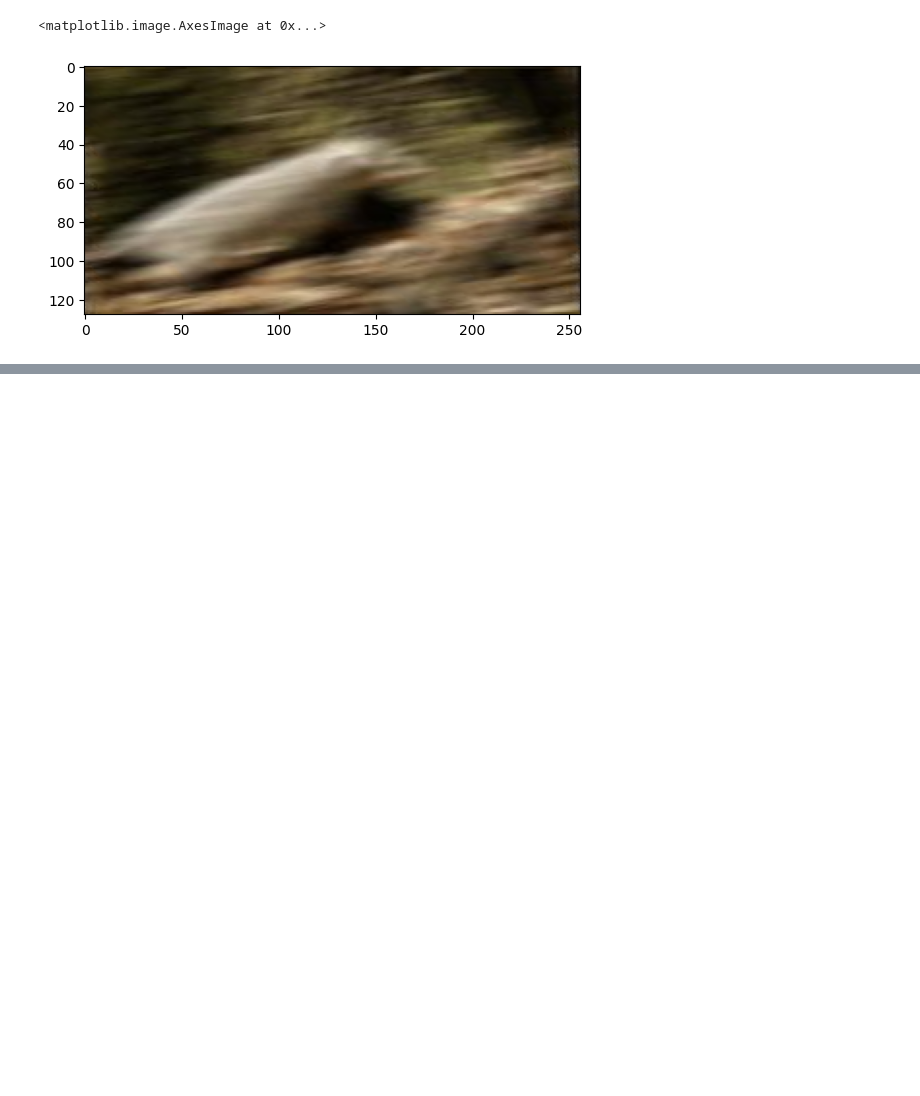
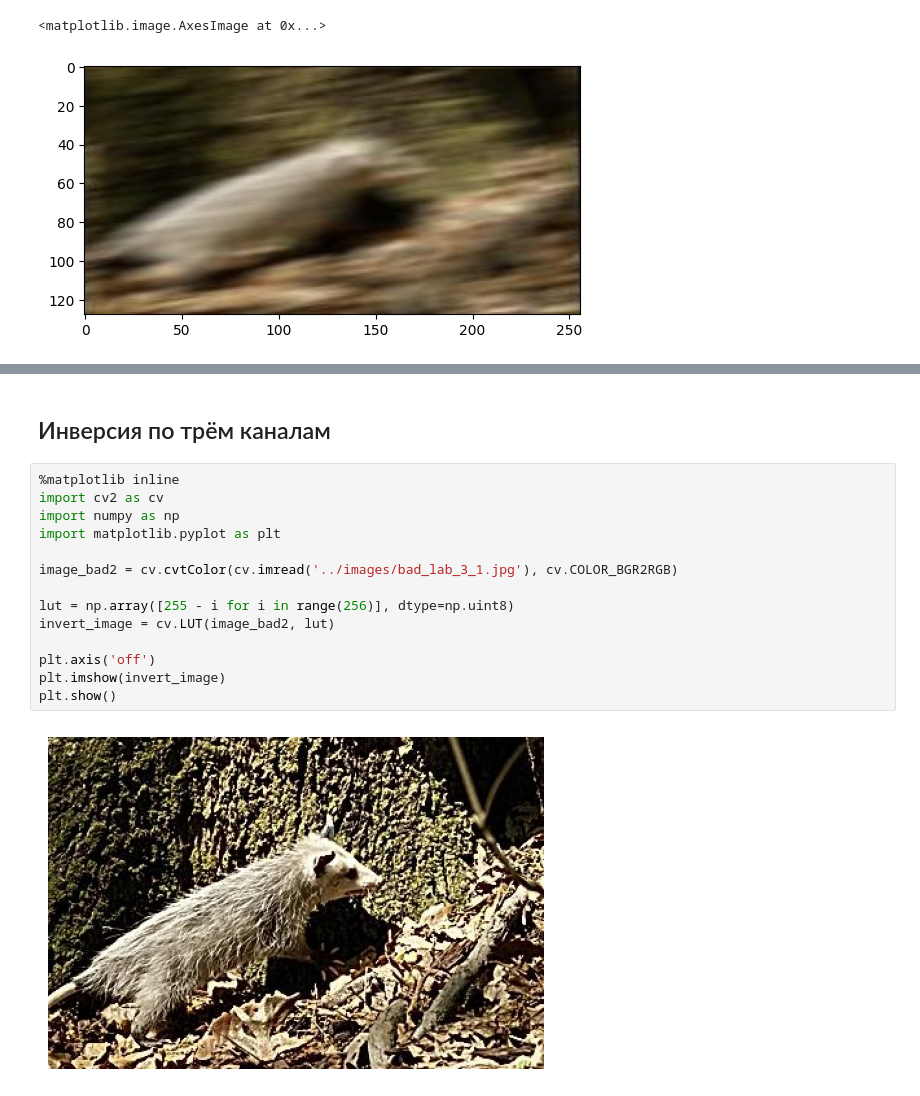
Before and after one commit to Gusarovv/lab_img_processing, a Jupyter notebook: 3/lab3.ipynb, the cells around one changed output, grey strips where cells are left out. Saved outputs shown, nothing was run; the diff lists cells and outputs as text; blank space fills up the shorter version.

```diff
--- a/3/lab3.ipynb
+++ b/3/lab3.ipynb
@@ -131,3 +132,21 @@ plt.imshow(invert_image)
 # %% [output]
 <matplotlib.image.AxesImage at 0x...>
 [figure]
+# %% [markdown]
+## Инверсия по трём каналам
+# %%
+%matplotlib inline
+import cv2 as cv
+import numpy as np
+import matplotlib.pyplot as plt
+
+image_bad2 = cv.cvtColor(cv.imread('../images/bad_lab_3_1.jpg'), cv.COLOR_BGR2RGB)
+
+lut = np.array([255 - i for i in range(256)], dtype=np.uint8)
+invert_image = cv.LUT(image_bad2, lut)
+
+plt.axis('off')
+plt.imshow(invert_image)
+plt.show()
+# %% [output]
+[figure, added]
```
Also changed, not shown: parts of 2 cells of this notebook.
